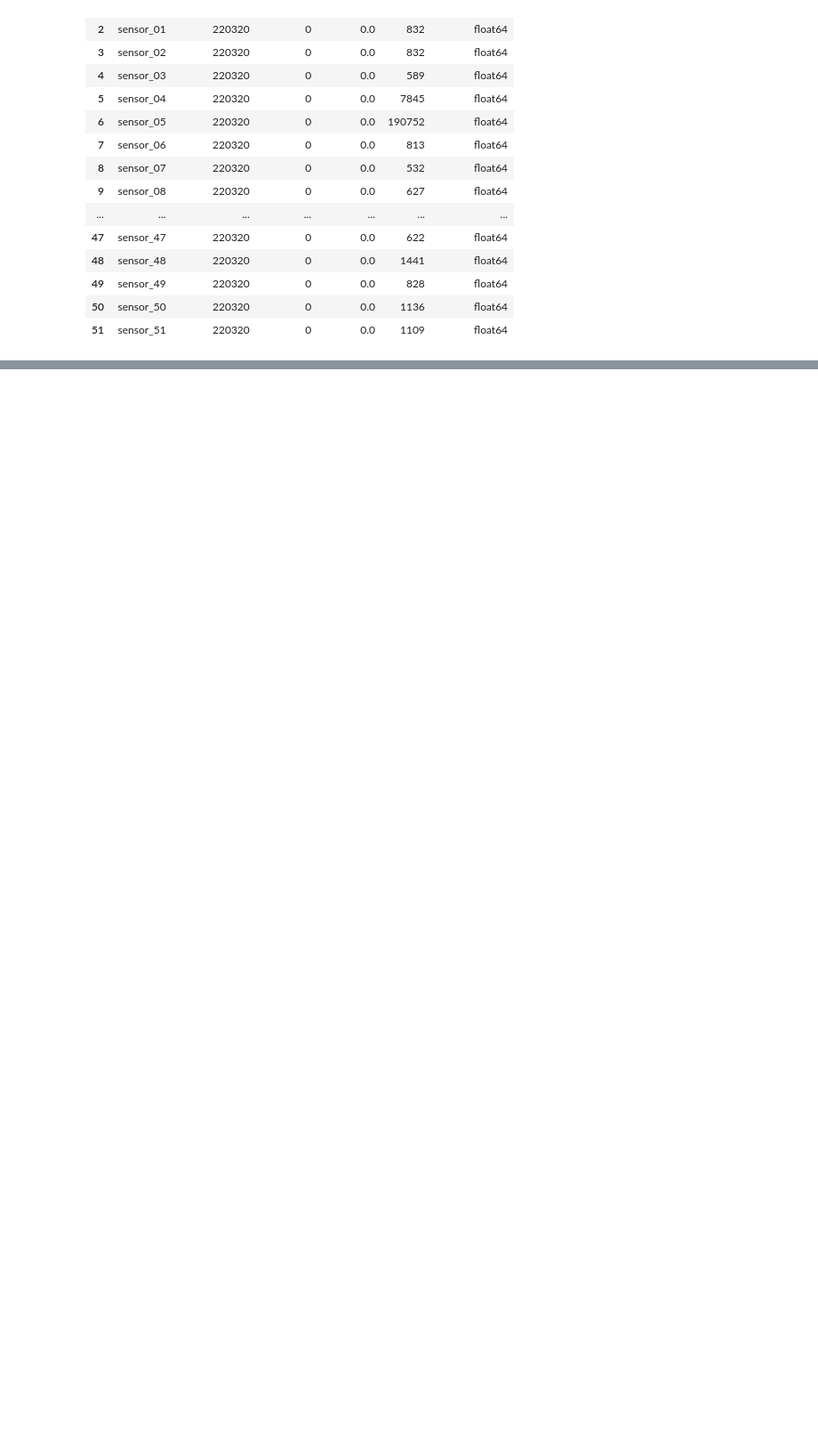
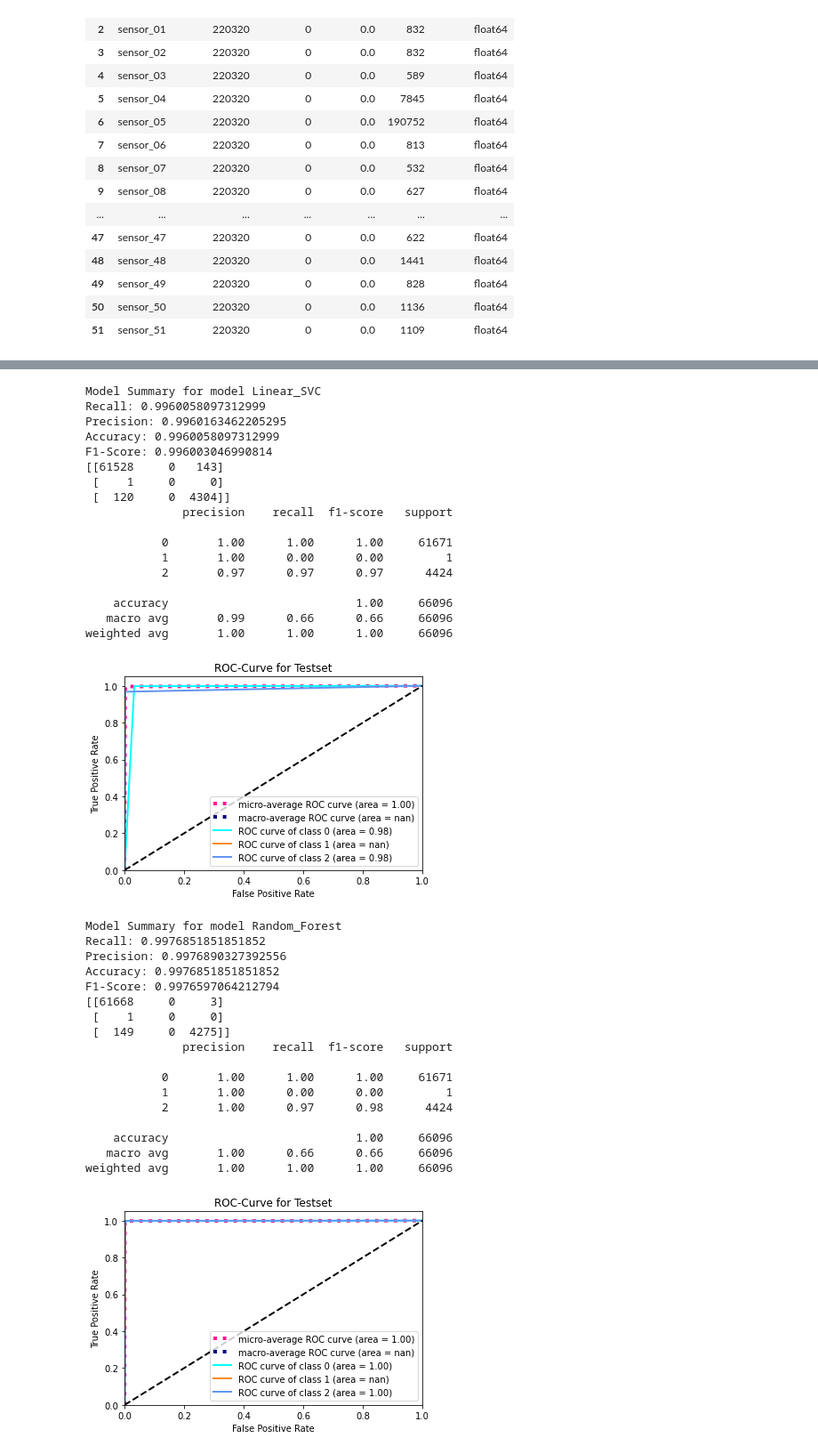
Before and after one commit to nils12344/PythonAdvancedGruppeD, a Jupyter notebook: Projekt Gruppe D.ipynb, the cells around one changed output, grey strips where cells are left out. Shown: that part at 89% size. Cells and saved outputs as stored; diff of their text form; code cells hidden in the pictures; blank space fills up the shorter version.

```diff
--- a/Projekt Gruppe D.ipynb
+++ b/Projekt Gruppe D.ipynb
@@ -127,0 +127,4 @@ memory usage: 645.6 KB
+# %%
+mapping = {'NORMAL': 0, 'BROKEN': 1, 'RECOVERING': 2}
+y = df['machine_status'].map(mapping).astype(int)
+y.head()
@@ -171,0 +183,11 @@ X
+# %%
+# Merkmale skalieren
+X_scaled = StandardScaler().fit_transform(X)
+
+# Dimensionsreduzierung
+pca = PCA(n_components=0.95)
+X_reduced = pca.fit_transform(X_scaled)
+# global n_components
+n_components = len(X_reduced[0])
+print(n_components)
+print(pca.explained_variance_ratio_)
@@ -171,0 +204,2 @@ X
+# %%
+X_train, X_test, y_train, y_test = train_test_split(X_reduced, y, test_size=0.30, random_state=14)
@@ -171,0 +209,9 @@ X
+# %%
+CLASSIFICATION_MODELS = {'Linear_SVC': SVC(kernel="linear", C=0.025, random_state=14),
+                         'Random_Forest':
+                          RandomForestClassifier(max_depth=10,
+                                                 n_estimators=20,
+                                                 max_features=1,
+                                                 random_state=14
+                                                )
+                        }
@@ -171,0 +220,46 @@ X
+# %%
+for name, model in CLASSIFICATION_MODELS.items():
+    print('Model Summary for model', name)
+    model.fit(X_train, y_train)
+    predictions = model.predict(X_test)
+    score_model(predictions, y_test)
+    show_roc_curve(y_test, predictions)
+    # cf_matrix(y_test, predictions)
+    # print(model.score(X_test, y_test))
+# %% [output]
+Model Summary for model Linear_SVC
+Recall: 0.9960058097312999
+Precision: 0.9960163462205295
+Accuracy: 0.9960058097312999
+F1-Score: 0.996003046990814
+[[61528     0   143]
+ [    1     0     0]
+ [  120     0  4304]]
+              precision    recall  f1-score   support
+
+           0       1.00      1.00      1.00     61671
+           1       1.00      0.00      0.00         1
+           2       0.97      0.97      0.97      4424
+
+    accuracy                           1.00     66096
+   macro avg       0.99      0.66      0.66     66096
+weighted avg       1.00      1.00      1.00     66096
+[figure, added]
+Model Summary for model Random_Forest
+Recall: 0.9976851851851852
+Precision: 0.9976890327392556
+Accuracy: 0.9976851851851852
+F1-Score: 0.9976597064212794
+[[61668     0     3]
+ [    1     0     0]
+ [  149     0  4275]]
+              precision    recall  f1-score   support
+
+           0       1.00      1.00      1.00     61671
+           1       1.00      0.00      0.00         1
+           2       1.00      0.97      0.98      4424
+
+    accuracy                           1.00     66096
+   macro avg       1.00      0.66      0.66     66096
+weighted avg       1.00      1.00      1.00     66096
+[figure, added]
```
Also changed, not shown: parts of 25 cells of this notebook.
